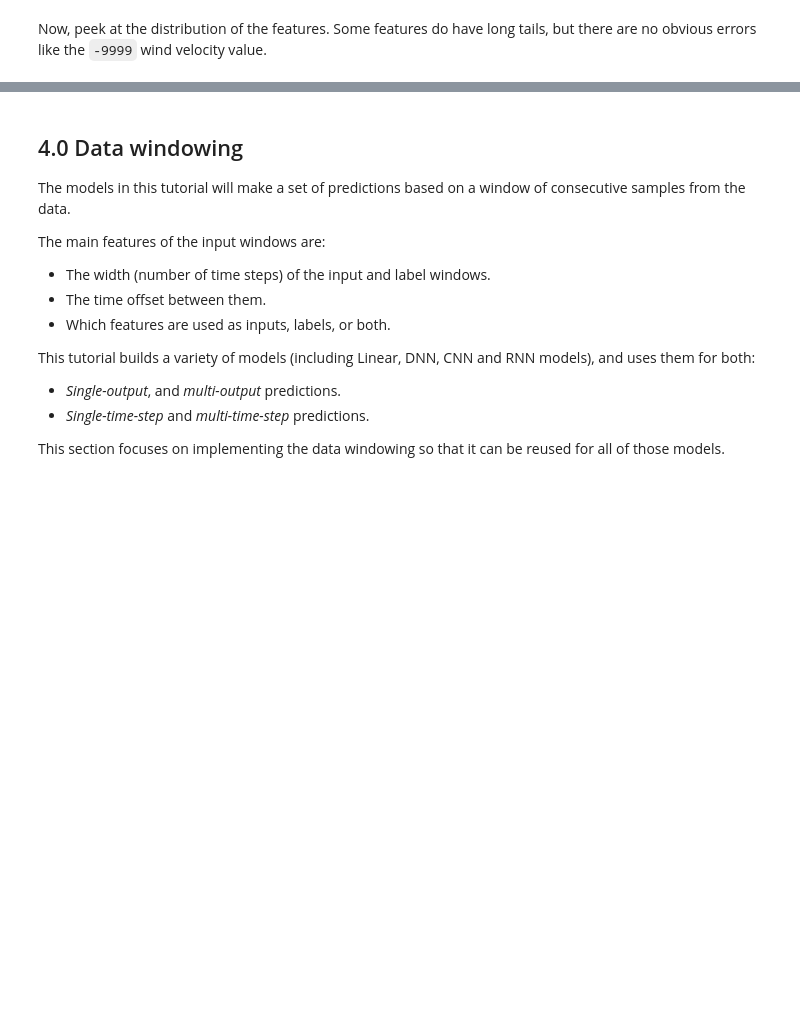
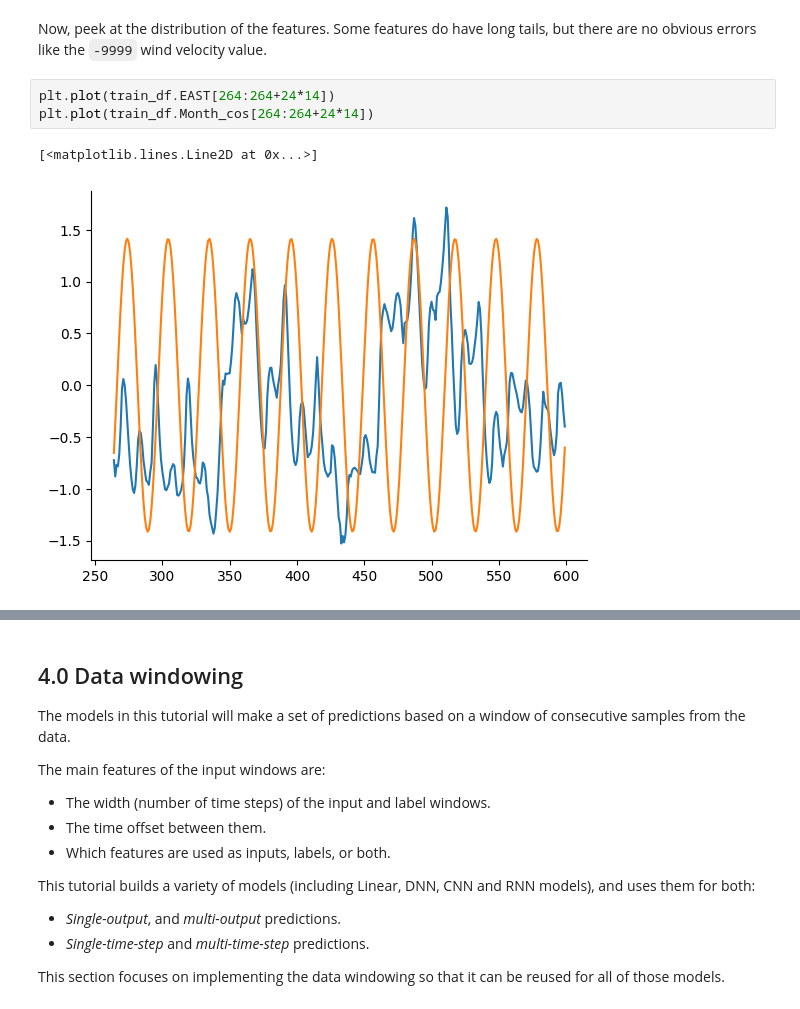
Before and after one commit to fabriziobasso/Time_Series_Files, a Jupyter notebook: TS_Study_0.ipynb, the cells around one changed output, grey strips where cells are left out. Drawn from its saved outputs; the diff is of its cells as text; blank space fills up the shorter version.

```diff
--- a/TS_Study_0.ipynb
+++ b/TS_Study_0.ipynb
@@ -498,6 +512,12 @@ val_df = (val_df - train_mean) / train_std
 test_df = (test_df - train_mean) / train_std
 # %% [markdown]
 Now, peek at the distribution of the features. Some features do have long tails, but there are no obvious errors like the `-9999` wind velocity value.
+# %%
+plt.plot(train_df.EAST[264:264+24*14])
+plt.plot(train_df.Month_cos[264:264+24*14])
+# %% [output]
+[<matplotlib.lines.Line2D at 0x...>]
+[figure, added]
 # %%
 df_std = (df - train_mean) / train_std
 df_std = df_std.melt(var_name='Column', value_name='Normalized')
```
Also changed, not shown: parts of 23 cells of this notebook.
